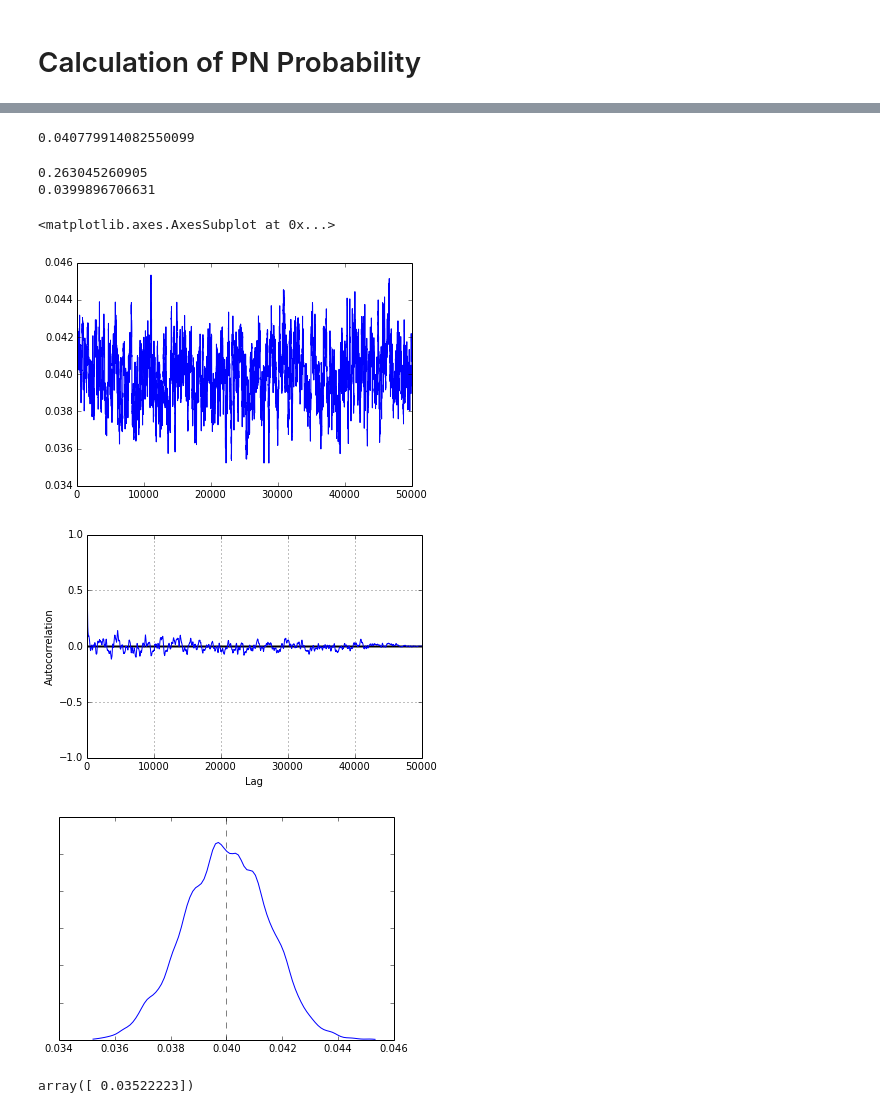
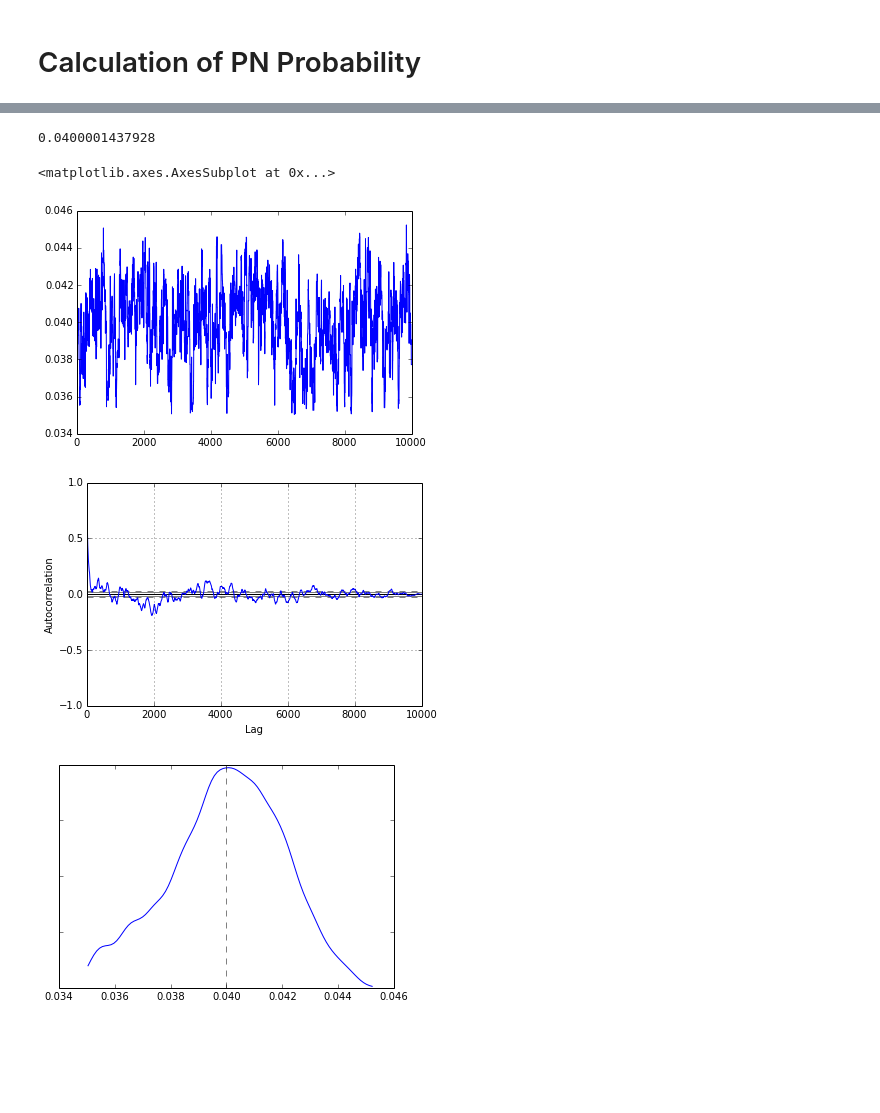
Before and after one commit to jcockayne/bayesian_pdes, a Jupyter notebook: notebooks/Allen-Cahn.ipynb, the cells around one changed output, grey strips where cells are left out. Saved outputs shown, nothing was run; the diff lists cells and outputs as text; code cells hidden in the pictures; blank space fills up the shorter version.

```diff
--- a/notebooks/Allen-Cahn.ipynb
+++ b/notebooks/Allen-Cahn.ipynb
@@ -402,3 +232,0 @@ test = np.c_[test_x.ravel(), test_y.ravel()]
-# %%
-solutions = find_solutions(delta, 25, max_solutions=3)
-sample_latent(solutions, delta, test, n_samples=4, rho=0.1)
@@ -672,3 +234,0 @@ array([-4678.10269394, -4604.440228  , -4659.38274021, -4557.25060176,
-# %%
-for i in range(10):
-    print np.mean(np.exp(log_estimates[10*i:10*(i+1)]))
@@ -783,0 +402,33 @@ Iteration 49900 (delta=0.04038034, p=0.263)
+# %%
+import sys
+# lastly put all of this together to sample from the delta distribution
+n_iter = 10000
+
+delta_min = 0.035
+delta_max = 0.1
+def delta_prior(delta):
+
+    if delta < delta_max and delta > delta_min:
+        return 1./(delta_max-delta_min)
+    return 0
+def delta_log_prior(delta):
+    if delta < delta_max and delta > delta_min:
+        return 0.
+    return -np.inf
+
+#prev_delta = (delta_max + delta_min) / 2.
+prev_delta = 0.04
+delta_proposal_variance = 1e-3
+z_proposal_variance = 1e-6
+z_samples = 1000
+z_mesh_size = 50
+
+#solutions_lambda = lambda delta: retry(lambda: find_solutions(delta, 50), 5, lambda s: len(s) == 3, True)
+#print '  Generating solutions'
+cur_solutions = find_solutions(prev_delta, z_mesh_size)
+
+likelihood = LikelihoodClass(cur_solutions)
+def propose(delta):
+    return np.random.normal(delta, delta_proposal_variance)
+# %%
+samples = mcmc.rwm(n_iter, propose, likelihood, delta_log_prior, 0.04)
@@ -791,20 +440,14 @@ mcmc.to_csv('mcmc_50000.csv')
-# %%
-samples[i]
-# %% [output]
-0.040779914082550099
 # %%
 burn = 0
 thin = 1
 thinned_burned = samples[burn::thin]
 plt.plot(thinned_burned)
-print np.sum(acceptances[:i]) * 1./ i
-print np.mean(thinned_burned)
+print(np.mean(thinned_burned))
 plt.figure()
 
 autocorrelation_plot(thinned_burned)
 # %% [output]
-0.263045260905
-0.0399896706631
+0.0400001437928
 <matplotlib.axes.AxesSubplot at 0x...>
-[figure, old version]
+[figure, new version]
-[figure, old version]
+[figure, new version]
@@ -813,17 +454,13 @@ np.save('mcmc_5000.npy', samples)
 # %%
 import scipy.stats
-kde = scipy.stats.gaussian_kde(samples)
+kde = scipy.stats.gaussian_kde(samples.T)
 range = np.linspace(samples.min(), samples.max(), 100)
 plt.plot(range, kde(range))
 plt.axvline(0.04, color='gray', linestyle='--')
 plt.gca().set_yticklabels([])
 f = plt.gcf()
 f.patch.set_alpha(0.0)
 plt.savefig('ac_delta.pdf',  bbox_inches='tight')
 #plt.hist(samples, 50);
 # %% [output]
-[figure, old version]
+[figure, new version]
-# %%
-range
-# %% [output]
-array([ 0.03522223])
```
Also changed, not shown: parts of 51 cells of this notebook.
